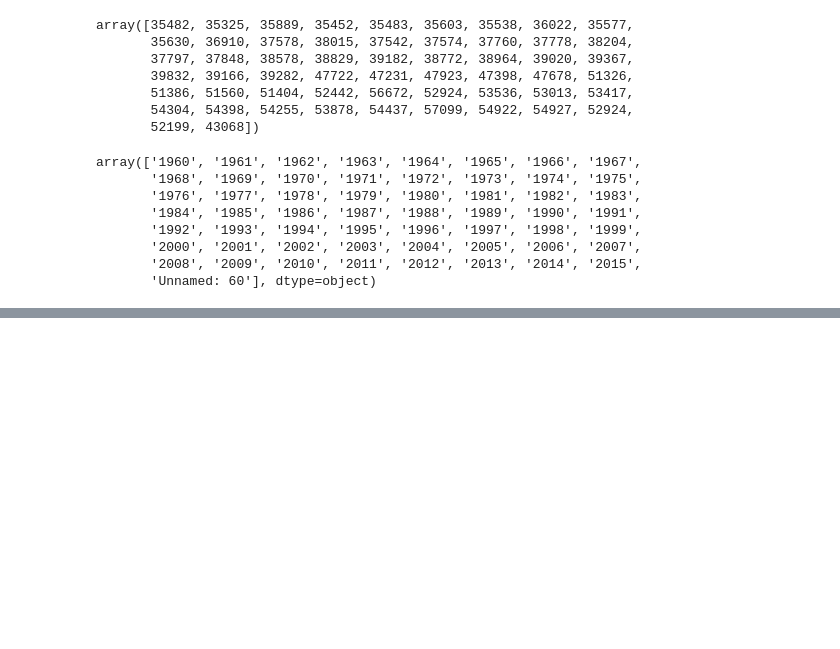
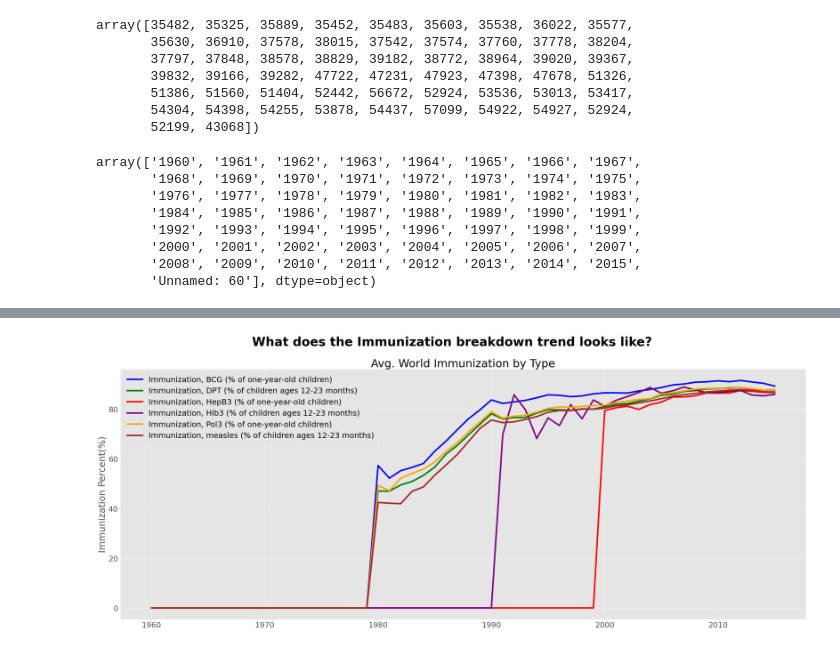
Before and after one commit to AndrewSamaha/HealthNutrition-and-PopulationStat, a Jupyter notebook: EDA.ipynb, the cells around one changed output, grey strips where cells are left out. Saved outputs shown, nothing was run; the diff lists cells and outputs as text; code cells hidden in the pictures; blank space fills up the shorter version.

```diff
--- a/EDA.ipynb
+++ b/EDA.ipynb
@@ -104,0 +138,19 @@ heath_groupby.sum()
+# %%
+labels = immunization_groupby_mean.index
+colors = ['blue','green','red','purple','orange','brown']
+# %%
+fig, ax = plt.subplots(figsize=(40,15))
+
+fig.suptitle('What does the Immunization breakdown trend looks like?', fontsize=40, fontweight='bold')
+for i in range(immunization_groupby_mean.shape[0]):
+    y = np.array(immunization_groupby_mean.iloc[i])[:-1]
+    y[np.isnan(y)] = 0
+
+    ax.plot(x, y, label=labels[i], color=colors[i], linewidth=5)
+
+ax.set_title('Avg. World Immunization by Type')
+ax.set_ylabel('Immunization Percent(%)')
+ax.legend(loc="upper left")
+ax.set_xticks(x[::10]);
+# %% [output]
+[figure, added]
```
Also changed, not shown: parts of 15 cells of this notebook.
